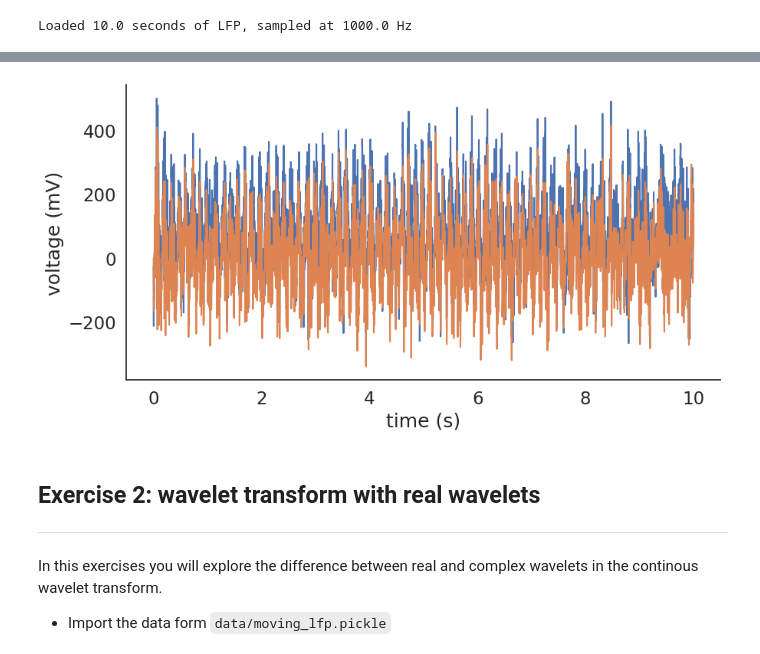
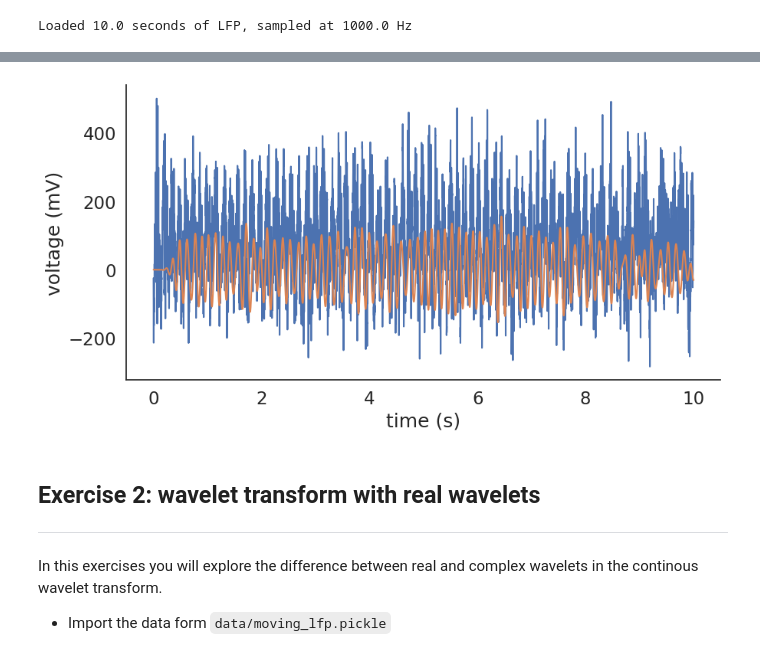
Before and after one commit to irenetiem/neuro_analysis_IT, a Jupyter notebook: neural-data-master/01-local_field_potential/exercises.ipynb, the cells around one changed output, grey strips where cells are left out. Drawn from its saved outputs; the diff is of its cells as text; code cells hidden in the pictures.

```diff
--- a/neural-data-master/01-local_field_potential/exercises.ipynb
+++ b/neural-data-master/01-local_field_potential/exercises.ipynb
@@ -58,10 +58,12 @@ print(f'Loaded {len(lfp)/sampling_rate} seconds of LFP, sampled at {sampling_rat
 # %% [output]
 Loaded 10.0 seconds of LFP, sampled at 1000.0 Hz
 # %%
+%timeit
+
 # filter the data in different frequency bands
-filter_order = 5
-low_f = 1
-high_f = 200
+filter_order = 10
+low_f = 5
+high_f = 10
 
 #define filter object
 filter = butter(filter_order,[low_f,high_f],
@@ -77,4 +79,10 @@ plt.plot(np.linspace(0,10,10000),lfp,label='raw signal')
 plt.plot(np.linspace(0,10,10000),wideband_lfp, label = 'wideband filtered')
 plt.xlabel('time (s)')
 plt.ylabel('voltage (mV)')
+
+%time
+
+# comment on change in frequency band (not much change, signal get smaller
+# in small bands (5-10), time of the simulation does not seem to change
+# based on the order or bands (5 - 15 μσ))
 # %% [output]
@@ -82,4 +91,4 @@ Text(0, 0.5, 'voltage (mV)')
-[figure, old version]
+[figure, new version]
 # %% [markdown]
 ## Exercise 2: wavelet transform with real wavelets
 ---
```
Also changed, not shown: parts of 7 cells of this notebook.
